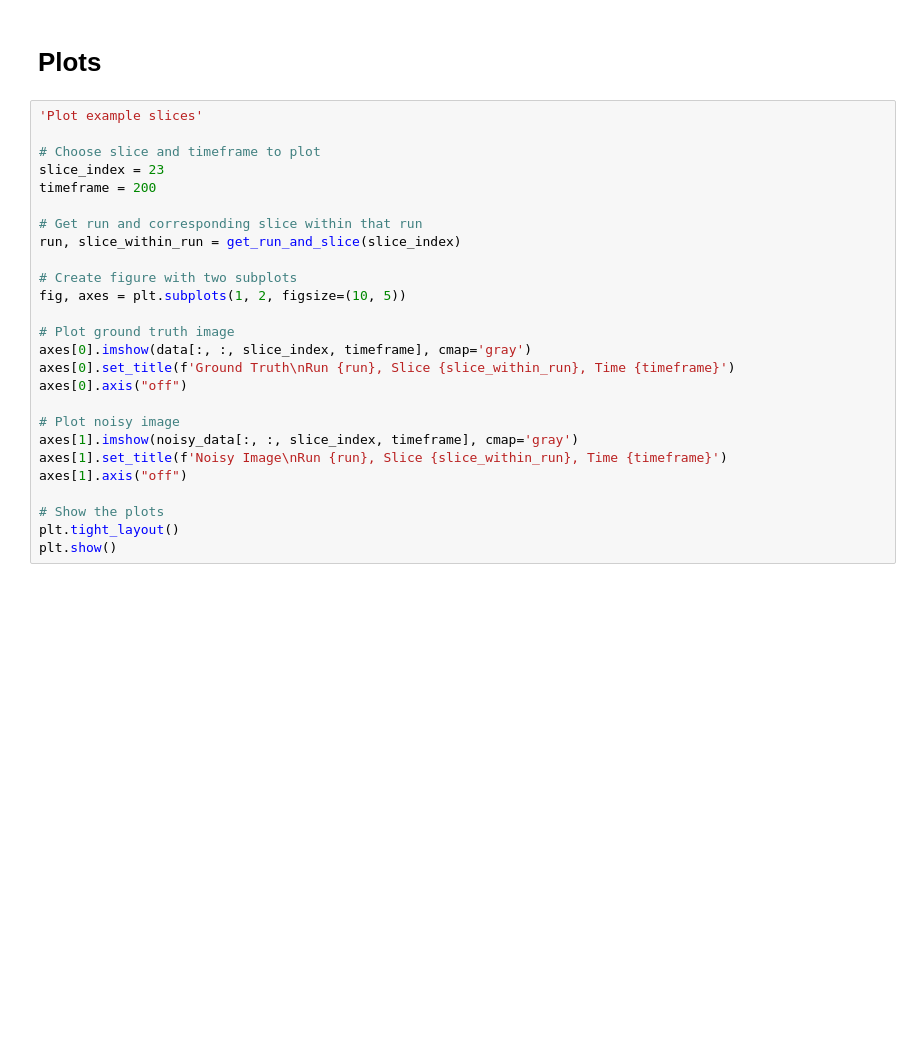
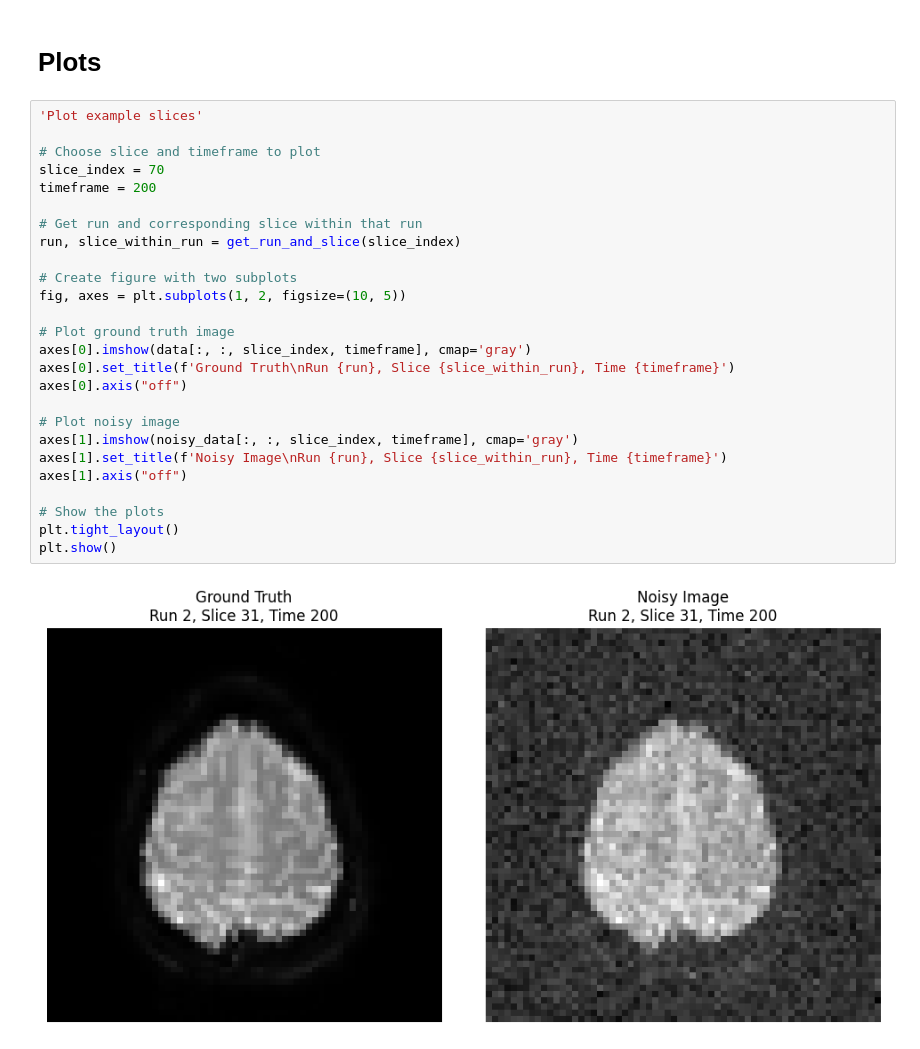
Before and after one commit to kesslermatics/fMRI-Denoising, a Jupyter notebook: data_loading.ipynb, the cells around one changed output. Drawn from its saved outputs; the diff is of its cells as text; blank space fills up the shorter version.

```diff
--- a/data_loading.ipynb
+++ b/data_loading.ipynb
@@ -128,29 +134,31 @@ print(f'Noisy dataset saved as "{noisy_path}"')
 # %%
 'Plot example slices'
 
 # Choose slice and timeframe to plot
-slice_index = 23
+slice_index = 70
 timeframe = 200
 
 # Get run and corresponding slice within that run
 run, slice_within_run = get_run_and_slice(slice_index)
 
 # Create figure with two subplots
 fig, axes = plt.subplots(1, 2, figsize=(10, 5))
 
 # Plot ground truth image
 axes[0].imshow(data[:, :, slice_index, timeframe], cmap='gray')
 axes[0].set_title(f'Ground Truth\nRun {run}, Slice {slice_within_run}, Time {timeframe}')
 axes[0].axis("off")
 
 # Plot noisy image
 axes[1].imshow(noisy_data[:, :, slice_index, timeframe], cmap='gray')
 axes[1].set_title(f'Noisy Image\nRun {run}, Slice {slice_within_run}, Time {timeframe}')
 axes[1].axis("off")
 
 # Show the plots
 plt.tight_layout()
 plt.show()
+# %% [output]
+[figure, added]
 # %%
 'Plot example voxel timeseries'
 
```
Also changed, not shown: parts of 4 cells of this notebook, 1 other file.
